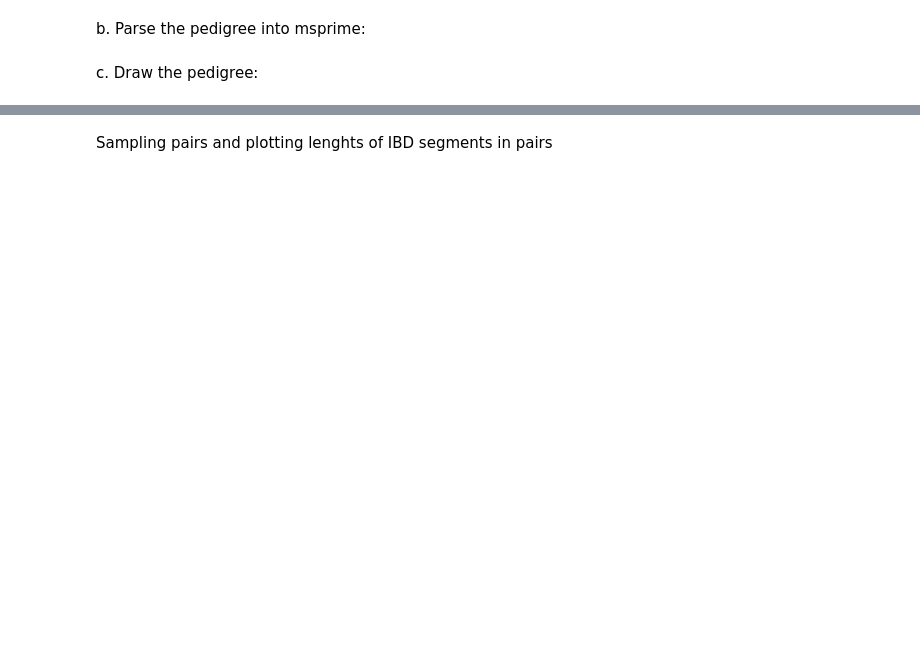
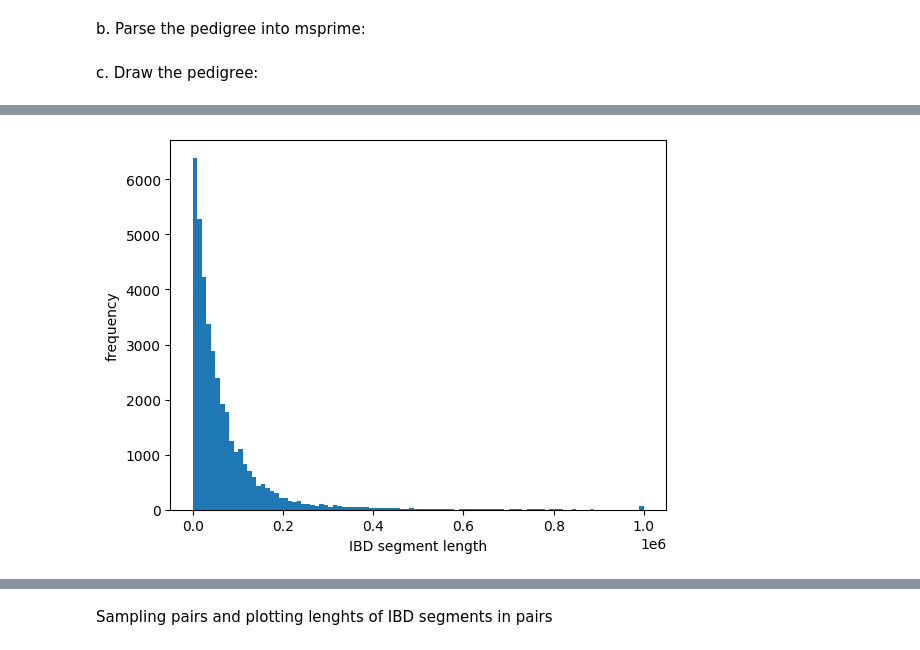
Before and after one commit to mpoe827/oeb252_2024, a Jupyter notebook: pedigrees_in_msprime.ipynb, the cells around one changed output, grey strips where cells are left out. Drawn from its saved outputs; the diff is of its cells as text; code cells hidden in the pictures; blank space fills up the shorter version.

```diff
--- a/pedigrees_in_msprime.ipynb
+++ b/pedigrees_in_msprime.ipynb
@@ -196,22 +470,18 @@ Let's try a bigger sample size
+# %%
+pedigree_string = build_random_pedigree(N = N,
+                                        n = n,
+                                        t = t,
+                                        partner_selection = partner_selection,
+                                        f_ind_in_big_families = f_ind_in_big_families,
+                                        exp_big_family_size = exp_big_family_size
+                                        )
 # %%
-N = 10000
-n = round(0.1 * N)
-t = round(2 * np.log2(N))
-big_family_size = 20
-seq_len = 1000
+pedigree_table = msprime.parse_pedigree(io.StringIO(pedigree_string['pedigree_table_string']), sequence_length=seq_len)
 
-pedigree_string = build_random_pedigree(N = N, n = n, t = t, big_family_size=big_family_size)
-pedigree_table = msprime.parse_pedigree(io.StringIO(pedigree_string), sequence_length=seq_len)
-
-ts = msprime.sim_ancestry(
+ts_w_ped_1ch = msprime.sim_ancestry(
     initial_state=pedigree_table,
     model='fixed_pedigree',
-    recombination_rate=0.0001,
+    recombination_rate=0.5e-6,
     random_seed=45,
- #   additional_nodes=(
-#         msprime.NodeType.RECOMBINANT |
-#         msprime.NodeType.PASS_THROUGH |
-#         msprime.NodeType.COMMON_ANCESTOR
-#         ),
     coalescing_segments_only=False
 )
@@ -219,0 +488,12 @@ ts
+# %%
+mutated_ts_w_ped_1ch = msprime.sim_mutations(ts_w_ped_1ch, rate = mut, random_seed = 500)
+# %%
+pairwise_ibd_w_ped_1ch = summarize_pairwise_ibd(ts = mutated_ts_w_ped_1ch, N = N, seq_len = seq_len)
+# %%
+#plot
+histogram = plt.hist(pairwise_ibd_w_ped_1ch['ibd_segments']['ibd_lengths'], 100)
+plt.xlabel('IBD segment length')
+plt.ylabel('frequency')
+plt.show()
+# %% [output]
+[figure, added]
```
Also changed, not shown: parts of 55 cells of this notebook, 47 other files.
